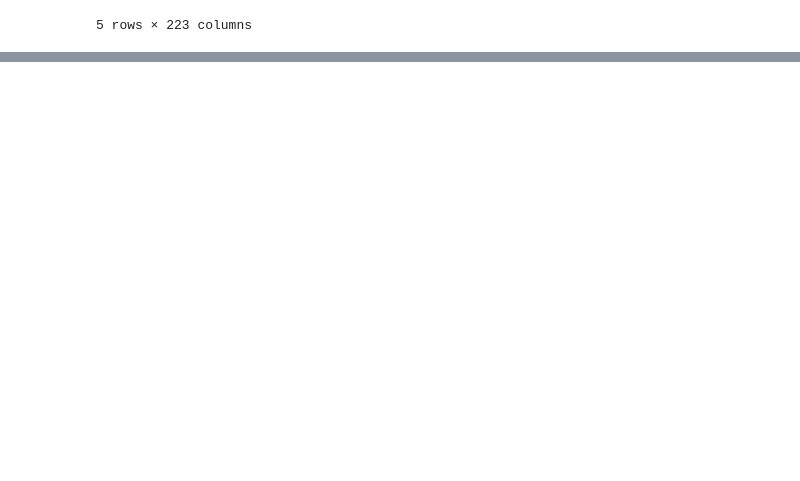
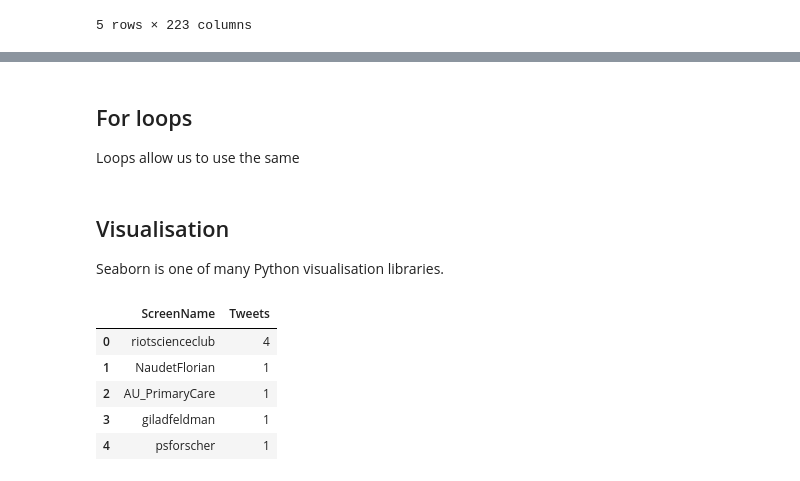
Before and after one commit to iaine/riot, a Jupyter notebook: Untitled.ipynb, the cells around one changed output, grey strips where cells are left out. Saved outputs shown, nothing was run; the diff lists cells and outputs as text; code cells hidden in the pictures; blank space fills up the shorter version.

Commit message:
Added more Python and Markdown

```diff
--- a/Untitled.ipynb
+++ b/Untitled.ipynb
@@ -21,0 +45,4 @@ for author in authors:
+# %% [markdown]
+## For loops
+
+Loops allow us to use the same
@@ -21,0 +53,4 @@ for author in authors:
+# %% [markdown]
+## Visualisation
+
+Seaborn is one of many Python visualisation libraries.
@@ -21,0 +59,17 @@ for author in authors:
+# %%
+#count the number of tweets to use for the bar chart
+from matplotlib.pyplot import bar
+
+
+frequency = tweets_df["user.screen_name"].value_counts()
+#convert the series of counts back to a data frame for Seaborn.
+barplot_df = pd.DataFrame({"ScreenName": frequency.index, "Tweets": frequency.values})
+
+barplot_df.head()
+# %% [output]
+|  | ScreenName | Tweets |
+| 0 | riotscienceclub | 4 |
+| 1 | NaudetFlorian | 1 |
+| 2 | AU_PrimaryCare | 1 |
+| 3 | giladfeldman | 1 |
+| 4 | psforscher | 1 |
```
Also changed, not shown: parts of 19 cells of this notebook.
